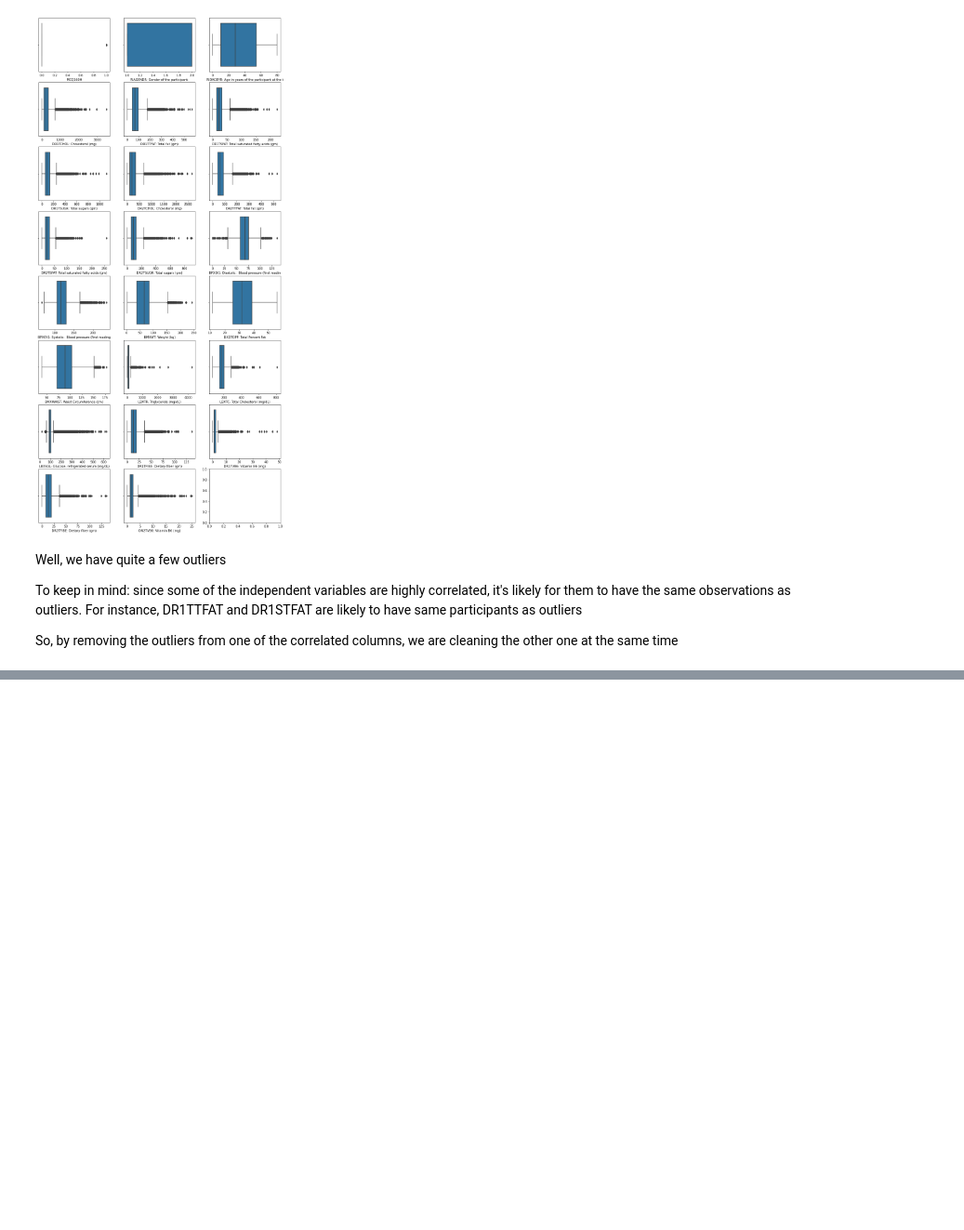
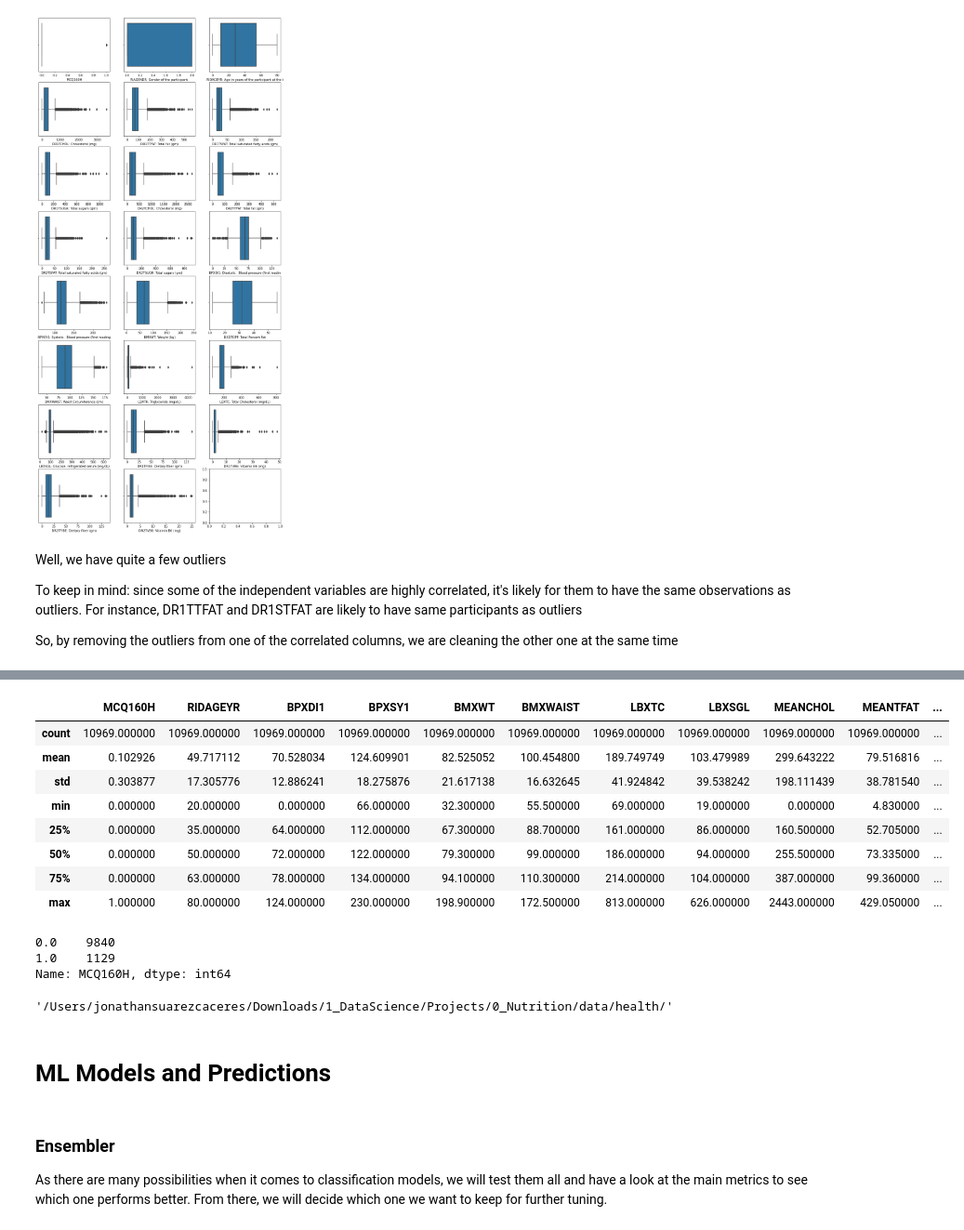
Before and after one commit to Jasc94/Projects, a Jupyter notebook: 0_Nutrition/src/main_health.ipynb, the cells around one changed output, grey strips where cells are left out. Shown: that part at 93% size. Drawn from its saved outputs; the diff is of its cells as text; code cells hidden in the pictures; blank space fills up the shorter version.

```diff
--- a/0_Nutrition/src/main_health.ipynb
+++ b/0_Nutrition/src/main_health.ipynb
@@ -307,0 +369,25 @@ If the ratio in the outliers is below that number, it would mean that we are rem
+# %%
+# We will do this making use of one of the object's method
+mapper = {1 : "Male", 2 : "Female"}
+dataset.dummies_transform("RIAGENDR", mapper)
+dataset.df.describe()
+# %% [output]
+|  | MCQ160H | RIDAGEYR | BPXDI1 | BPXSY1 | BMXWT | BMXWAIST | LBXTC | LBXSGL | MEANCHOL | MEANTFAT | ... |
+| count | 10969.000000 | 10969.000000 | 10969.000000 | 10969.000000 | 10969.000000 | 10969.000000 | 10969.000000 | 10969.000000 | 10969.000000 | 10969.000000 | ... |
+| mean | 0.102926 | 49.717112 | 70.528034 | 124.609901 | 82.525052 | 100.454800 | 189.749749 | 103.479989 | 299.643222 | 79.516816 | ... |
+| std | 0.303877 | 17.305776 | 12.886241 | 18.275876 | 21.617138 | 16.632645 | 41.924842 | 39.538242 | 198.111439 | 38.781540 | ... |
+| min | 0.000000 | 20.000000 | 0.000000 | 66.000000 | 32.300000 | 55.500000 | 69.000000 | 19.000000 | 0.000000 | 4.830000 | ... |
+| 25% | 0.000000 | 35.000000 | 64.000000 | 112.000000 | 67.300000 | 88.700000 | 161.000000 | 86.000000 | 160.500000 | 52.705000 | ... |
+| 50% | 0.000000 | 50.000000 | 72.000000 | 122.000000 | 79.300000 | 99.000000 | 186.000000 | 94.000000 | 255.500000 | 73.335000 | ... |
+| 75% | 0.000000 | 63.000000 | 78.000000 | 134.000000 | 94.100000 | 110.300000 | 214.000000 | 104.000000 | 387.000000 | 99.360000 | ... |
+| max | 1.000000 | 80.000000 | 124.000000 | 230.000000 | 198.900000 | 172.500000 | 813.000000 | 626.000000 | 2443.000000 | 429.050000 | ... |
+# %%
+dataset.df.MCQ160H.value_counts()
+# %% [output]
+0.0    9840
+1.0    1129
+Name: MCQ160H, dtype: int64
+# %%
+data_path
+# %% [output]
+'/Users/jonathansuarezcaceres/Downloads/1_DataScience/Projects/0_Nutrition/data/health/'
@@ -307,0 +400,6 @@ If the ratio in the outliers is below that number, it would mean that we are rem
+# %% [markdown]
+# ML Models and Predictions
+# %% [markdown]
+### Ensembler
+
+As there are many possibilities when it comes to classification models, we will test them all and have a look at the main metrics to see which one performs better. From there, we will decide which one we want to keep for further tuning.
```
Also changed, not shown: parts of 33 cells of this notebook, 26 other files.
